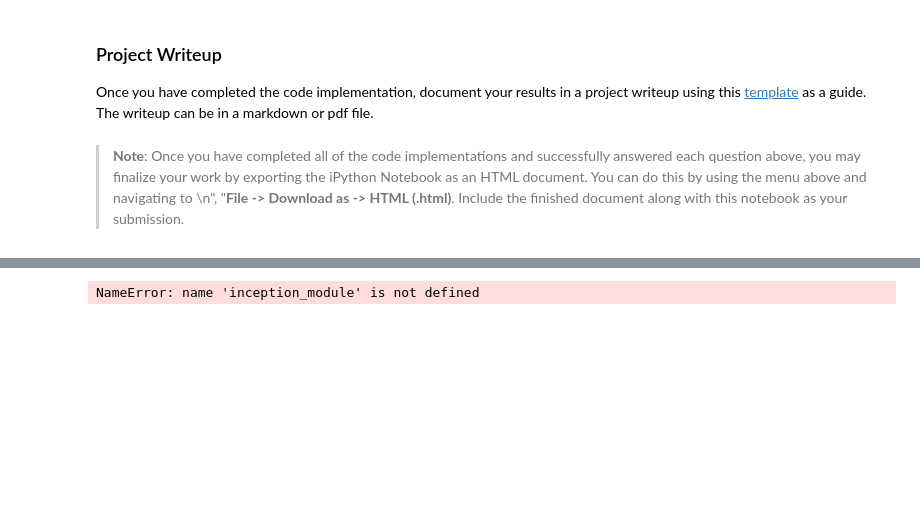
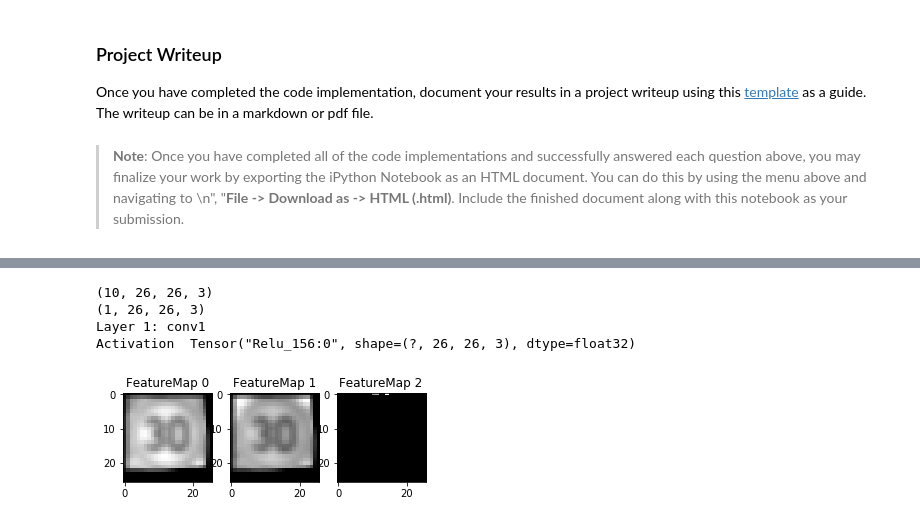
Before and after one commit to vikasmalik22/Traffic_Sign_Classifier, a Jupyter notebook: Traffic_Sign_Classifier.ipynb, the cells around one changed output, grey strips where cells are left out. Drawn from its saved outputs; the diff is of its cells as text; code cells hidden in the pictures; blank space fills up the shorter version.

```diff
--- a/Traffic_Sign_Classifier.ipynb
+++ b/Traffic_Sign_Classifier.ipynb
@@ -711,18 +752,28 @@ def outputFeatureMap(image_input, tf_activation, activation_min=-1, activation_m
             plt.imshow(activation[0,:,:, featuremap], interpolation="nearest", cmap="gray")
 # %%
 conv1 = conv_relu_layer(x, 1, 3, 3) #26x26x3
-conv2 = conv_relu_layer(conv1, 5, 3, 64) #26x26x32
-incept1 = inception_module(conv2, 64, d_1) #26x26x256
+
+# SOLUTION: Layer 2: Convolutional2
+conv2 = conv_relu_layer(conv1, 5, 3, 64) #26x26x64
+
+# SOLUTION: Layer 3: Inception1
+incept1 = InceptionModule(conv2, 64, map1) #26x26x256
 maxpool1 = maxpool_stride_layer(incept1, 2, 2) #13x13x256
-incept2 = inception_module(maxpool1, d_1*4, d_2) #13x13x512
+
+incept2 = InceptionModule(maxpool1, map1*4, map2) #13x13x512
 maxpool2 = maxpool_stride_layer(incept2, 3, 2) #6x6x512
-conv3 = conv_layer(maxpool2, 1, 512, 256) #6x6x256
+
+# SOLUTION: Layer 5: Convolutional3
+conv3 = conv_layer(maxpool2, 1, 512, 256)
 
 with tf.Session() as sess:
     sess.run(tf.global_variables_initializer())
     saver.restore(sess, "./lenet")
+    print("Layer 1: conv1")
     outputFeatureMap(X_Pred_test, conv1, activation_min=-1, activation_max=-1 ,plt_num=1)
-    outputFeatureMap(X_Pred_test, conv2, activation_min=-1, activation_max=-1 ,plt_num=2)
-    outputFeatureMap(X_Pred_test, incept1, activation_min=-1, activation_max=-1 ,plt_num=1)
 # %% [output]
-NameError: name 'inception_module' is not defined
+(10, 26, 26, 3)
+(1, 26, 26, 3)
+Layer 1: conv1
+Activation  Tensor("Relu_156:0", shape=(?, 26, 26, 3), dtype=float32)
+[figure, added]
```
Also changed, not shown: parts of 17 cells of this notebook, 10 other files.
